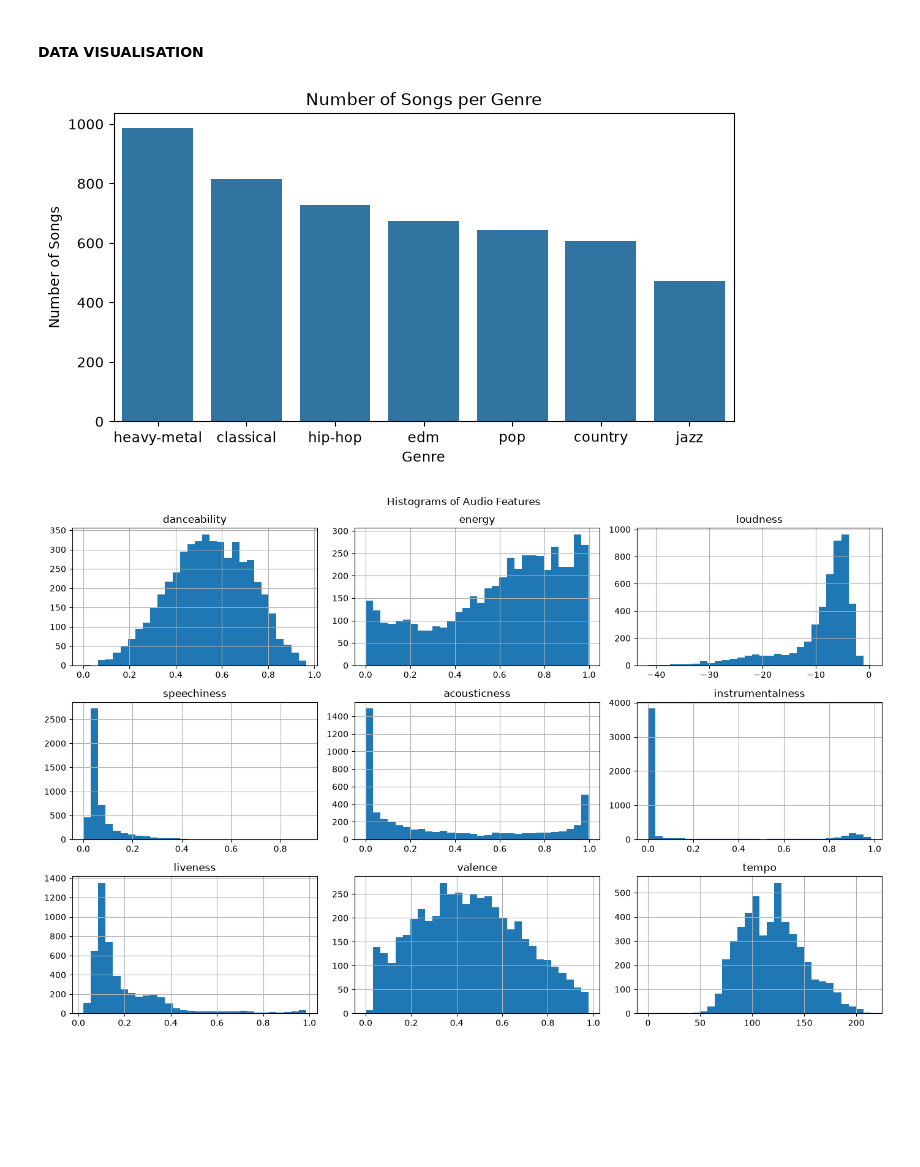
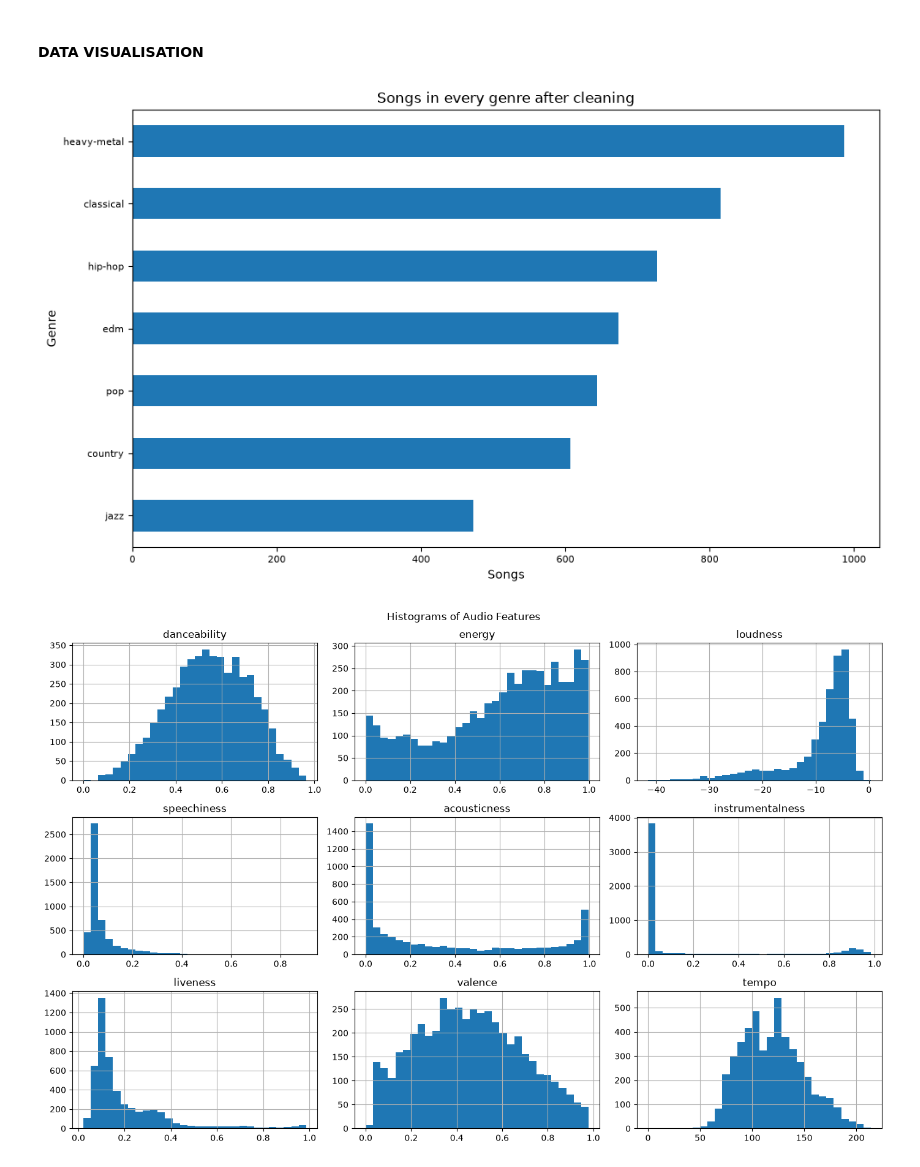
Before and after one commit to ashish-um/music-recommender-knn, a Jupyter notebook: Music_Recommendation_KNN.ipynb, the cells around one changed output. Drawn from its saved outputs; the diff is of its cells as text; code cells hidden in the pictures; blank space fills up the shorter version.

```diff
--- a/Music_Recommendation_KNN.ipynb
+++ b/Music_Recommendation_KNN.ipynb
@@ -231,15 +242,15 @@ df.describe()
 # %% [markdown]
 #### DATA VISUALISATION
 # %%
-# Number of songs in each selected genre after cleaning.
-plt.figure(figsize=(8, 4))
-sns.countplot(data=df, x="track_genre", order=df["track_genre"].value_counts().index)
-plt.title("Number of Songs per Genre")
-plt.xlabel("Genre")
-plt.ylabel("Number of Songs")
+counts = df["track_genre"].value_counts().sort_values()
+counts.plot.barh(figsize=(10, max(6, len(counts) * 0.19)), fontsize=8)
+plt.title("Songs in every genre after cleaning")
+plt.xlabel("Songs")
+plt.ylabel("Genre")
+plt.tight_layout()
 plt.show()
 # %% [output]
-[figure, old version]
+[figure, new version]
 # %%
 # Histograms show the distribution of each audio feature.
 audio_features = ["danceability", "energy", "loudness", "speechiness", "acousticness",
```
Also changed, not shown: parts of 38 cells of this notebook, 29 other files.
